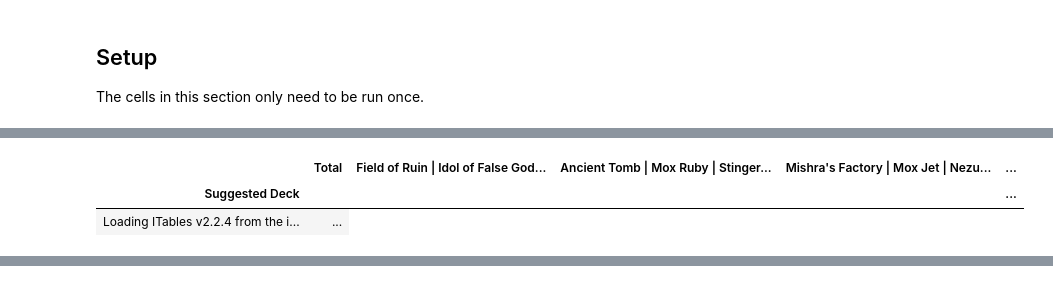
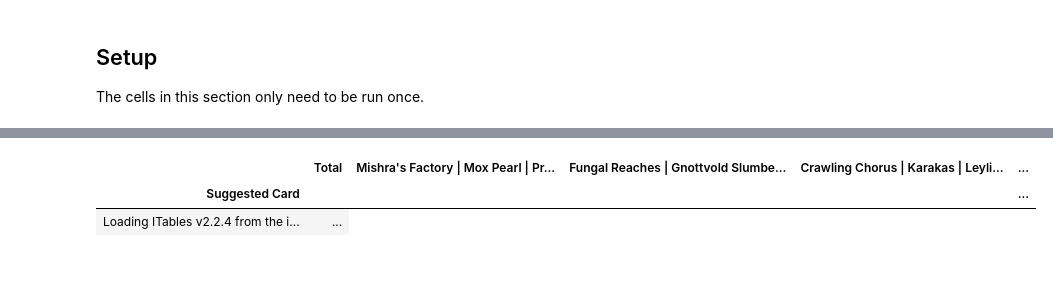
Before and after one commit to barbuz/3cb-tools, a Jupyter notebook: tools_3cb.ipynb, the cells around one changed output, grey strips where cells are left out. Drawn from its saved outputs; the diff is of its cells as text; code cells hidden in the pictures.

```diff
--- a/tools_3cb.ipynb
+++ b/tools_3cb.ipynb
@@ -89,6 +113,3 @@ A few results may still be _NaN_ if there are no matches with shared cards in th
-# %%
-tools.fill_guesses(table)
-# %% [output]
-|  | Total | Field of Ruin | Idol of False God... | Ancient Tomb | Mox Ruby | Stinger... | Mishra's Factory | Mox Jet | Nezu... | ... |
-| Suggested Deck |  |  |  |  | ... |
-| Loading ITables v2.2.4 from the i... | ... |
+# %%
+tools.get_card_suggestions(gauntlet, 0)
+# %% [output]
@@ -94,0 +121,3 @@ tools.fill_guesses(table)
+|  | Total | Mishra's Factory | Mox Pearl | Pr... | Fungal Reaches | Gnottvold Slumbe... | Crawling Chorus | Karakas | Leyli... | ... |
+| Suggested Card |  |  |  |  | ... |
+| Loading ITables v2.2.4 from the i... | ... |
```
Also changed, not shown: parts of 7 cells of this notebook, 1 other file.
